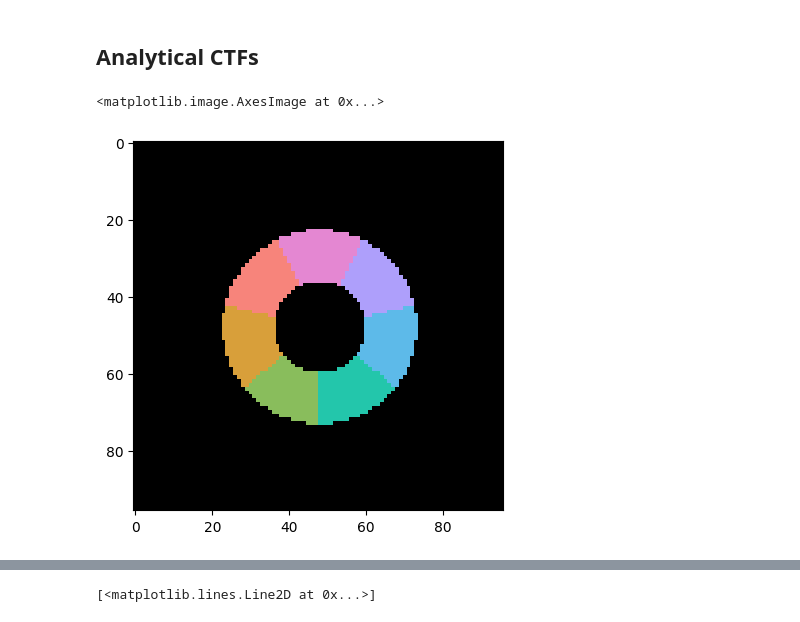
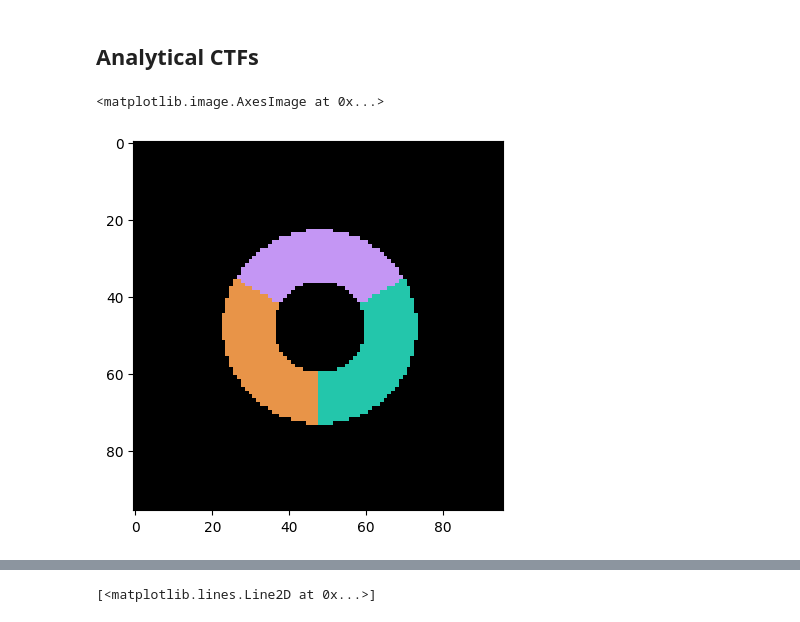
Before and after one commit to msa-em/stem-transfer-of-information, a Jupyter notebook: notebooks/icom-ssnr.ipynb, the cells around one changed output, grey strips where cells are left out. Cells and saved outputs as stored; diff of their text form; code cells hidden in the pictures.

```diff
--- a/notebooks/icom-ssnr.ipynb
+++ b/notebooks/icom-ssnr.ipynb
@@ -379,21 +376,21 @@ def radially_average_ctf(
 # %%
 virtual_masks_annular = annular_segmented_detectors(
     gpts=(n,n),
     sampling=(sampling,sampling),
-    n_angular_bins=7,
+    n_angular_bins=3,
     inner_radius=0.5*q_probe,
     outer_radius=1.05*q_probe,
     rotation_offset=0,
 )
 
 plt.imshow(
     ctf.visualize.combined_images_rgb(
         virtual_masks_annular
     )
 )
 # %% [output]
 <matplotlib.image.AxesImage at 0x...>
-[figure, old version]
+[figure, new version]
 # %%
 corner_shifted_masks = np.fft.ifftshift(virtual_masks_annular)
 num_masks = corner_shifted_masks.shape[0]
```
Also changed, not shown: parts of 28 cells of this notebook, 5 other files.
